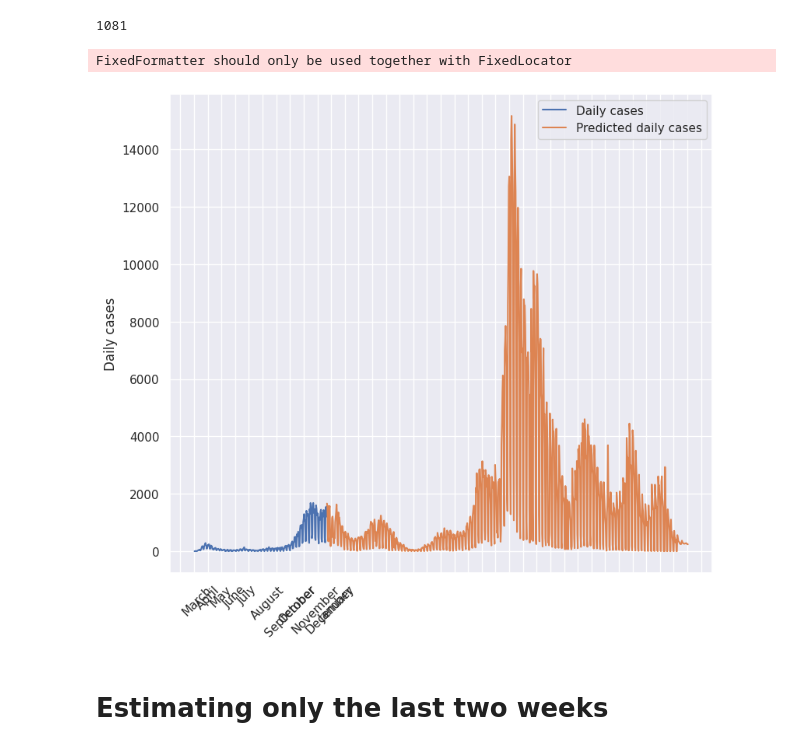
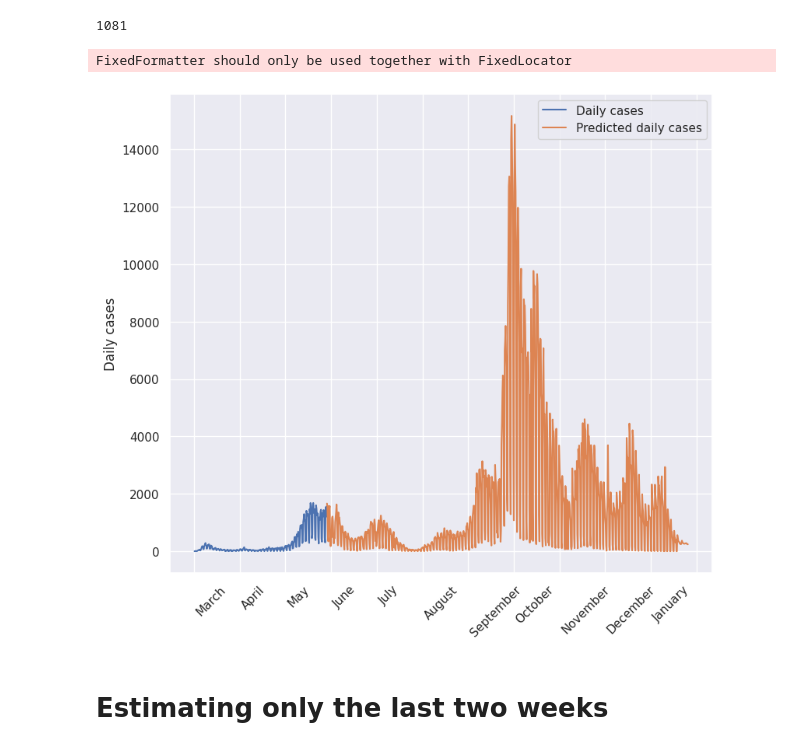
Before and after one commit to wassimsalam01/covid19-forecasting, a Jupyter notebook: main.ipynb, the cells around one changed output. Saved outputs shown, nothing was run; the diff lists cells and outputs as text; code cells hidden in the pictures.

```diff
--- a/main.ipynb
+++ b/main.ipynb
@@ -567,17 +567,17 @@ dataset['time'] = [i for i in range(1,len(berlin_processed)+1)]
 # %%
 sns.set(rc={'figure.figsize':(9,8)})
 ax = sns.lineplot(data=dataset, x="time", y = "Daily cases", hue = "label")
-ax.xaxis.set_major_locator(ticker.MultipleLocator(30))
+ax.xaxis.set_major_locator(ticker.MultipleLocator(100))
 ax.xaxis.set_major_formatter(ticker.ScalarFormatter())
 x_dates = ["", "March", "April", "May", "June", "July", "August", "September", "October", "November", "December", "January"]
 ax.set_xticklabels(labels=x_dates, rotation=45, ha='left')
 ax.set(xlabel="")
 legend = ax.legend()
 legend.texts[0].set_text("Daily cases")
 legend.texts[1].set_text("Predicted daily cases")
 # %% [output]
 FixedFormatter should only be used together with FixedLocator
-[figure, old version]
+[figure, new version]
 # %% [markdown]
 # Estimating only the last two weeks
 # %%
```
